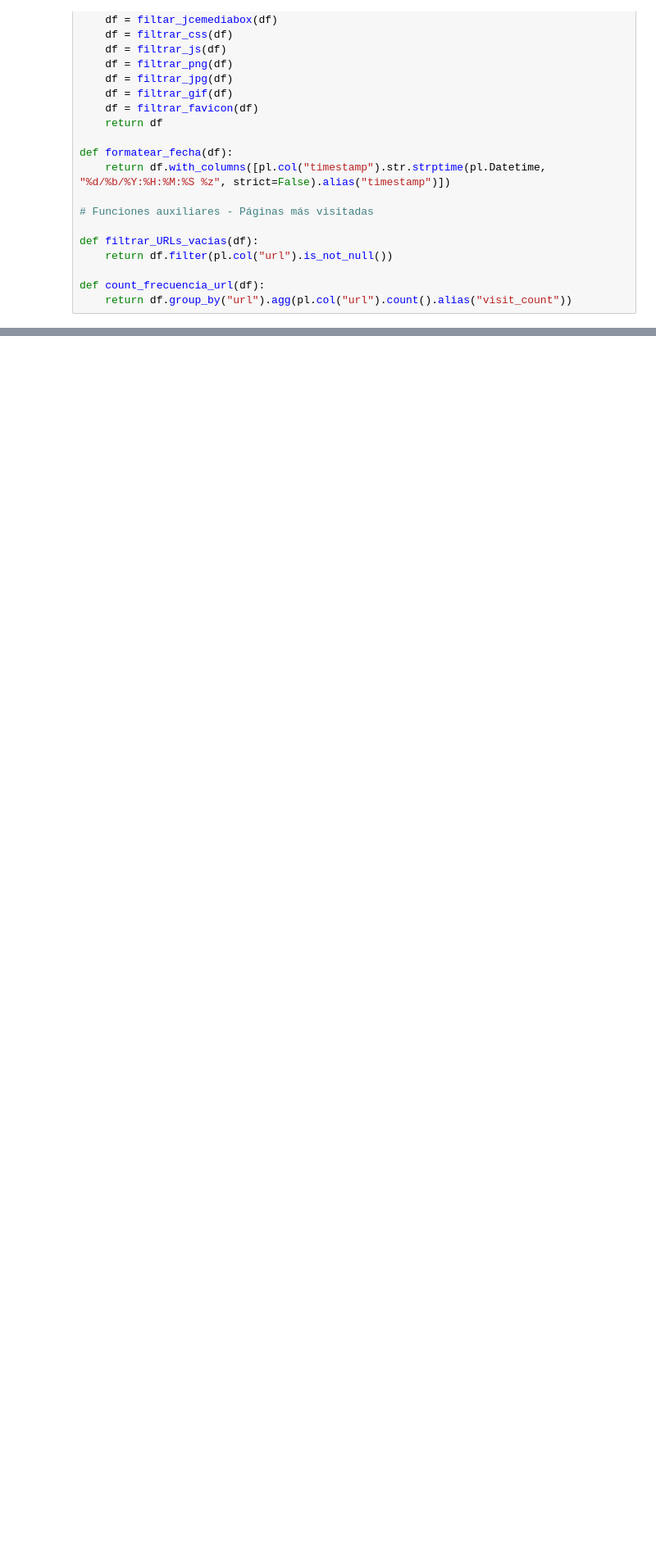
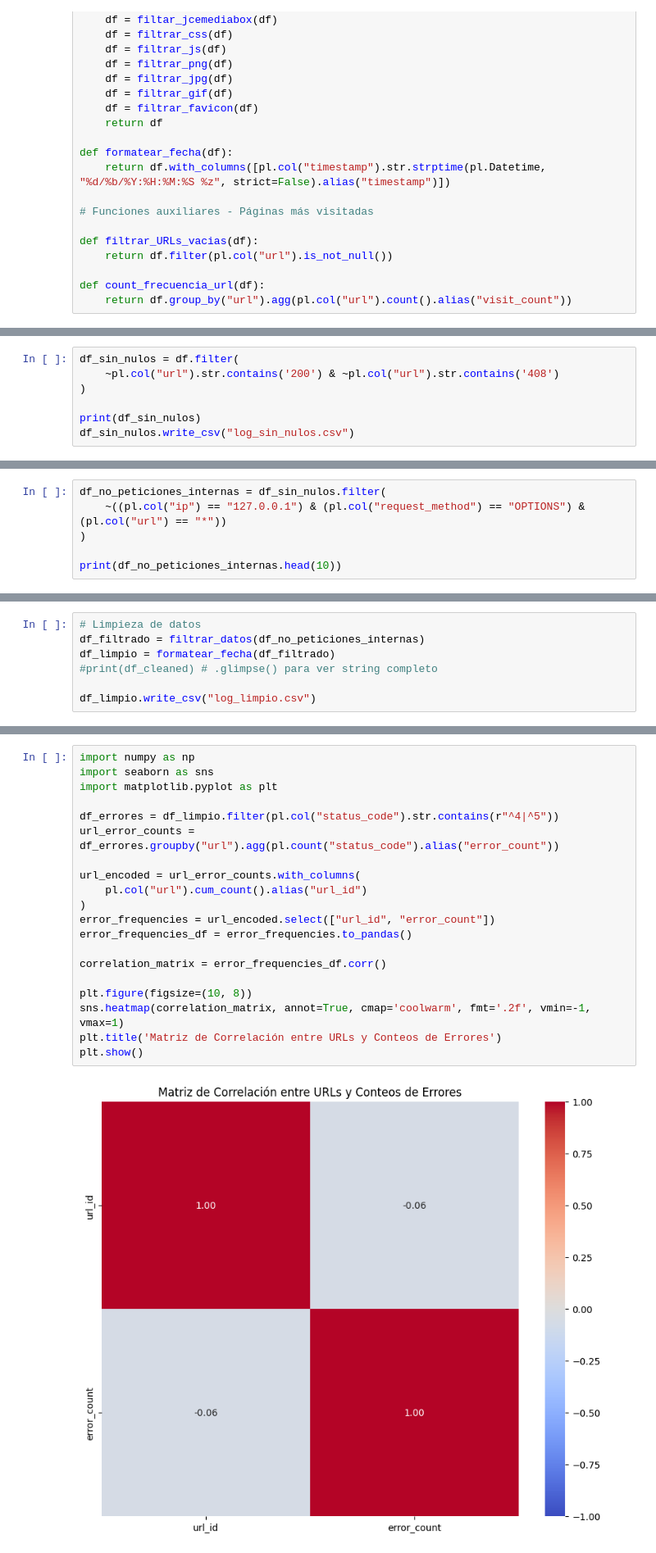
Before and after one commit to Sofia6074/Metricas_Geoportales_Maitena_Silvina_Sofia, a Jupyter notebook: Proyecto.ipynb, the cells around one changed output, grey strips where cells are left out. Shown at 82% size. Saved outputs shown, nothing was run; the diff lists cells and outputs as text; blank space fills up the shorter version.

Commit message:
Identificación y eliminación de datos poblemáticos, avance con métricas

```diff
--- a/Proyecto.ipynb
+++ b/Proyecto.ipynb
@@ -151,0 +267,7 @@ def count_frecuencia_url(df):
+# %%
+df_sin_nulos = df.filter(
+    ~pl.col("url").str.contains('200') & ~pl.col("url").str.contains('408')
+)
+
+print(df_sin_nulos)
+df_sin_nulos.write_csv("log_sin_nulos.csv")
@@ -151,0 +310,6 @@ def count_frecuencia_url(df):
+# %%
+df_no_peticiones_internas = df_sin_nulos.filter(
+    ~((pl.col("ip") == "127.0.0.1") & (pl.col("request_method") == "OPTIONS") & (pl.col("url") == "*"))
+)
+
+print(df_no_peticiones_internas.head(10))
@@ -151,0 +339,7 @@ def count_frecuencia_url(df):
+# %%
+# Limpieza de datos
+df_filtrado = filtrar_datos(df_no_peticiones_internas)
+df_limpio = formatear_fecha(df_filtrado)
+#print(df_cleaned) # .glimpse() para ver string completo
+
+df_limpio.write_csv("log_limpio.csv")
@@ -168,0 +362,22 @@ $ visit_count <u32> 5386, 2822, 841, 394, 300, 175, 141, 129, 122, 112
+# %%
+import numpy as np
+import seaborn as sns
+import matplotlib.pyplot as plt
+
+df_errores = df_limpio.filter(pl.col("status_code").str.contains(r"^4|^5"))
+url_error_counts = df_errores.groupby("url").agg(pl.count("status_code").alias("error_count"))
+
+url_encoded = url_error_counts.with_columns(
+    pl.col("url").cum_count().alias("url_id")
+)
+error_frequencies = url_encoded.select(["url_id", "error_count"])
+error_frequencies_df = error_frequencies.to_pandas()
+
+correlation_matrix = error_frequencies_df.corr()
+
+plt.figure(figsize=(10, 8))
+sns.heatmap(correlation_matrix, annot=True, cmap='coolwarm', fmt='.2f', vmin=-1, vmax=1)
+plt.title('Matriz de Correlación entre URLs y Conteos de Errores')
+plt.show()
+# %% [output]
+[figure, added]
```
Also changed, not shown: parts of 27 cells of this notebook.
